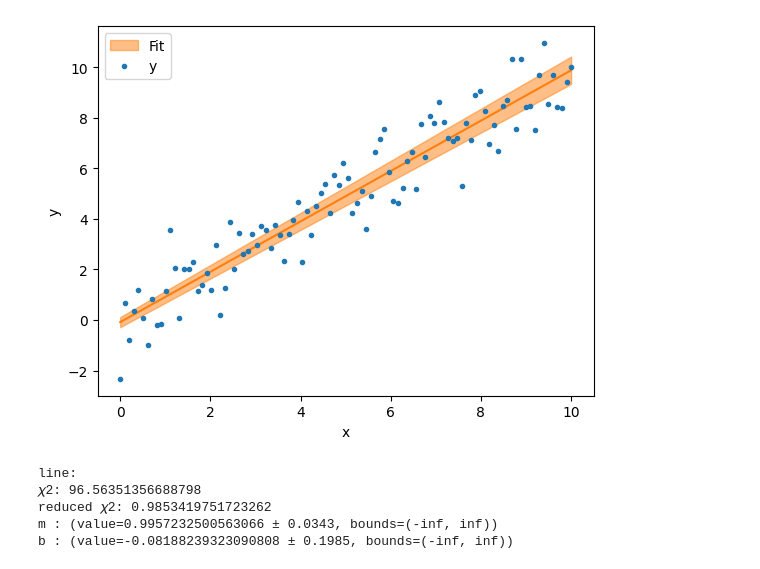
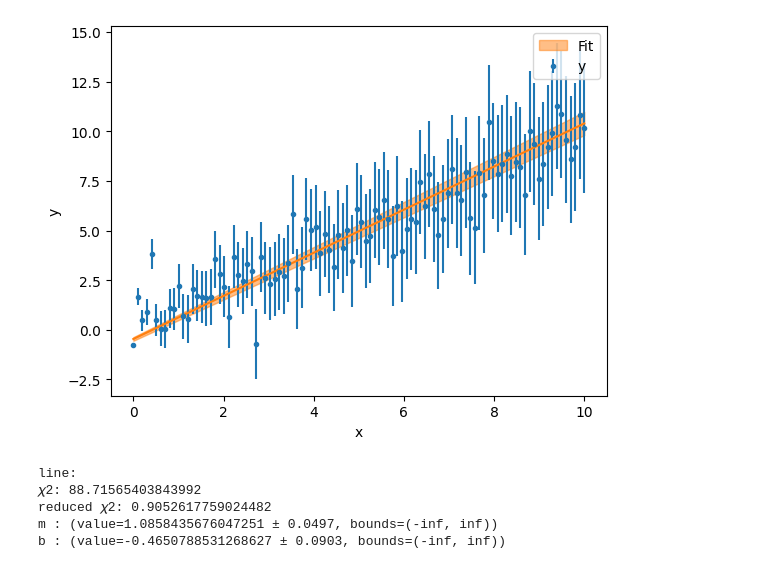
Before and after one commit to WSU-Carbon-Lab/ezfit, a Jupyter notebook: how_to.ipynb, the cells around one changed output. Saved outputs shown, nothing was run; the diff lists cells and outputs as text; code cells hidden in the pictures.

```diff
--- a/how_to.ipynb
+++ b/how_to.ipynb
@@ -6,22 +6,22 @@ import matplotlib.pyplot as plt
 # %%
 def line(x, m, b):
     return m * x + b
 
 
 test_data = pd.DataFrame(
     {
         "x": np.linspace(0, 10, 100),
         "y": np.linspace(0, 10, 100) + np.random.normal(0, 1, 100),
-        "y_err": np.random.poisson(1, 100) + .001
+        "y_err": np.sqrt(np.linspace(0, 10, 100)) + 0.1,
     }
 )
-model, ax = test_data.fit(line, "x", "y")
+model, ax = test_data.fit(line, "x", "y", "y_err")
 print(model)
 plt.show()
 # %% [output]
-[figure, old version]
+[figure, new version]
 line:
-𝜒2: 96.56351356688798
-reduced 𝜒2: 0.9853419751723262
-m : (value=0.9957232500563066 ± 0.0343, bounds=(-inf, inf))
-b : (value=-0.08188239323090808 ± 0.1985, bounds=(-inf, inf))
+𝜒2: 88.71565403843992
+reduced 𝜒2: 0.9052617759024482
+m : (value=1.0858435676047251 ± 0.0497, bounds=(-inf, inf))
+b : (value=-0.4650788531268627 ± 0.0903, bounds=(-inf, inf))
```
Also changed, not shown: 2 other files.
